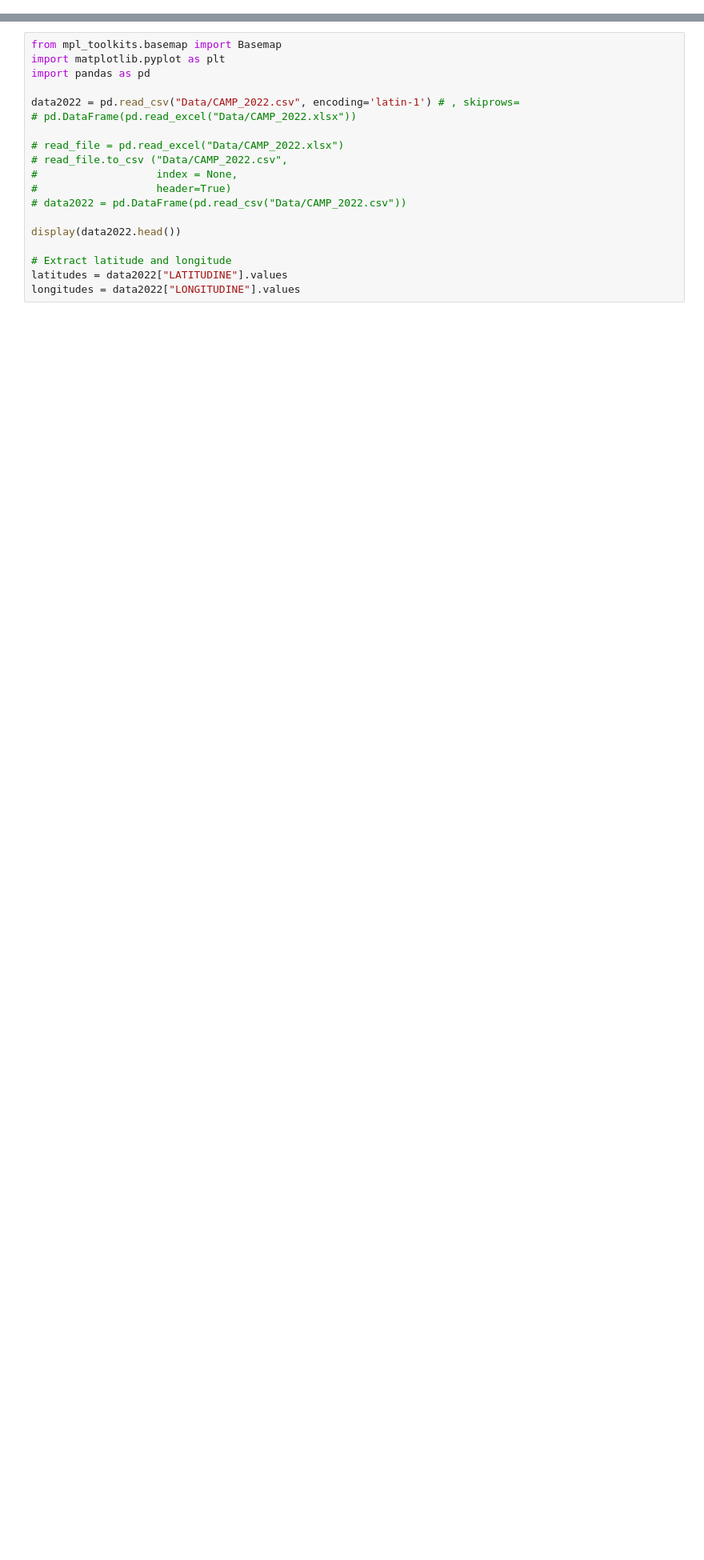
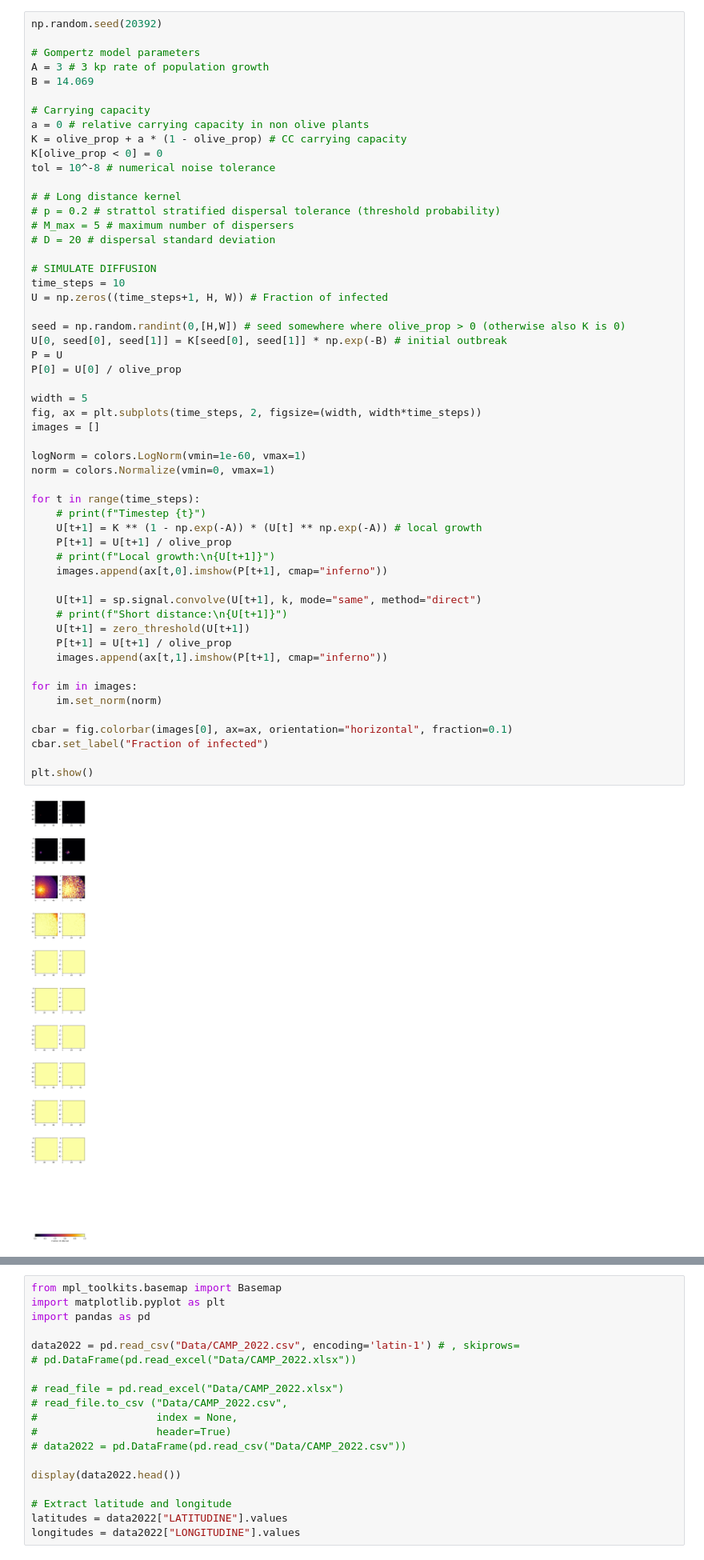
Before and after one commit to LeonMengoni/Xylella-Fastidiosa, a Jupyter notebook: Xylella.ipynb, the cells around one changed output, grey strips where cells are left out. Shown at 80% size. Saved outputs shown, nothing was run; the diff lists cells and outputs as text; blank space fills up the shorter version.

```diff
--- a/Xylella.ipynb
+++ b/Xylella.ipynb
@@ -57,0 +118,56 @@ B1: 495.3076923076923, eradication: 487.8175607330191, roguing: 480.327429158345
+# %%
+np.random.seed(20392)
+
+# Gompertz model parameters
+A = 3 # 3 kp rate of population growth
+B = 14.069
+
+# Carrying capacity
+a = 0 # relative carrying capacity in non olive plants
+K = olive_prop + a * (1 - olive_prop) # CC carrying capacity
+K[olive_prop < 0] = 0
+tol = 10^-8 # numerical noise tolerance
+
+# # Long distance kernel
+# p = 0.2 # strattol stratified dispersal tolerance (threshold probability)
+# M_max = 5 # maximum number of dispersers
+# D = 20 # dispersal standard deviation
+
+# SIMULATE DIFFUSION
+time_steps = 10
+U = np.zeros((time_steps+1, H, W)) # Fraction of infected
+
+seed = np.random.randint(0,[H,W]) # seed somewhere where olive_prop > 0 (otherwise also K is 0)
+U[0, seed[0], seed[1]] = K[seed[0], seed[1]] * np.exp(-B) # initial outbreak
+P = U
+P[0] = U[0] / olive_prop
+
+width = 5
+fig, ax = plt.subplots(time_steps, 2, figsize=(width, width*time_steps))
+images = []
+
+logNorm = colors.LogNorm(vmin=1e-60, vmax=1)
+norm = colors.Normalize(vmin=0, vmax=1)
+
+for t in range(time_steps):
+    # print(f"Timestep {t}")
+    U[t+1] = K ** (1 - np.exp(-A)) * (U[t] ** np.exp(-A)) # local growth
+    P[t+1] = U[t+1] / olive_prop
+    # print(f"Local growth:\n{U[t+1]}")
+    images.append(ax[t,0].imshow(P[t+1], cmap="inferno"))
+
+    U[t+1] = sp.signal.convolve(U[t+1], k, mode="same", method="direct")
+    # print(f"Short distance:\n{U[t+1]}")
+    U[t+1] = zero_threshold(U[t+1])
+    P[t+1] = U[t+1] / olive_prop
+    images.append(ax[t,1].imshow(P[t+1], cmap="inferno"))
+
+for im in images:
+    im.set_norm(norm)
+
+cbar = fig.colorbar(images[0], ax=ax, orientation="horizontal", fraction=0.1)
+cbar.set_label("Fraction of infected")
+
+plt.show()
+# %% [output]
+[figure, added]
```
Also changed, not shown: parts of 8 cells of this notebook, 9 other files.
